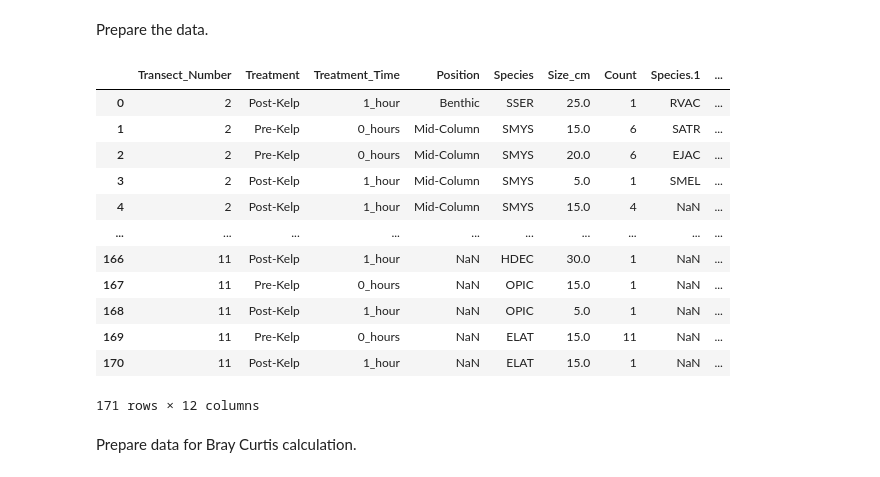
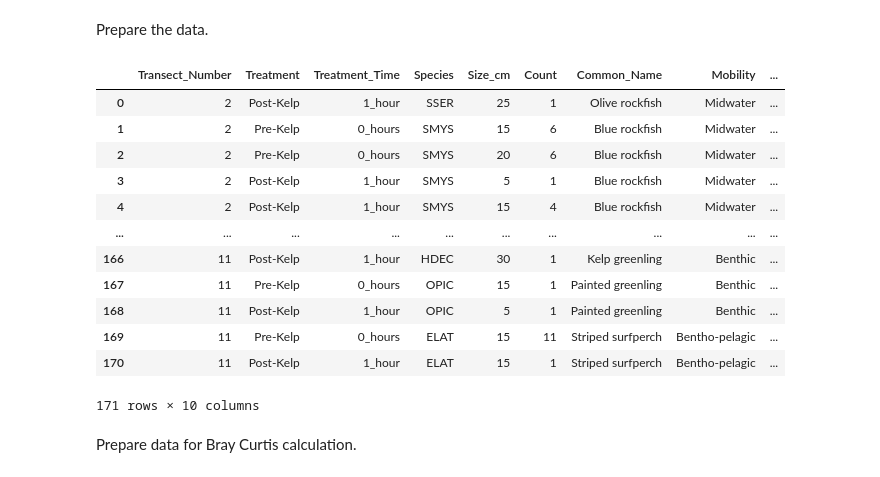
Before and after one commit to daleycarolinec/ms272, a Jupyter notebook: Community Analysis.ipynb, the cells around one changed output. Saved outputs shown, nothing was run; the diff lists cells and outputs as text; code cells hidden in the pictures.

```diff
--- a/Community Analysis.ipynb
+++ b/Community Analysis.ipynb
@@ -21,26 +25,26 @@ mean_relief['Relief_Category'] = mean_relief['Mean_Relief'].apply(
 # %%
 fish_master = fish.merge(species_codes, on='Species', how='right')
 fish_master = fish_master.merge(mean_relief, on = 'Transect_Number', how = 'right')
 
 metadata = ['Date', 'Location', 'Recorder',
-                    'Buddy', 'Heading', 'Depth_ft', 'Unnamed: 13']
+                    'Buddy', 'Heading', 'Depth_ft']
 
 fish_master = fish_master.drop(columns=metadata)
 fish_master
 # %% [output]
-|  | Transect_Number | Treatment | Treatment_Time | Position | Species | Size_cm | Count | Species.1 | ... |
-| 0 | 2 | Post-Kelp | 1_hour | Benthic | SSER | 25.0 | 1 | RVAC | ... |
-| 1 | 2 | Pre-Kelp | 0_hours | Mid-Column | SMYS | 15.0 | 6 | SATR | ... |
-| 2 | 2 | Pre-Kelp | 0_hours | Mid-Column | SMYS | 20.0 | 6 | EJAC | ... |
-| 3 | 2 | Post-Kelp | 1_hour | Mid-Column | SMYS | 5.0 | 1 | SMEL | ... |
-| 4 | 2 | Post-Kelp | 1_hour | Mid-Column | SMYS | 15.0 | 4 | NaN | ... |
+|  | Transect_Number | Treatment | Treatment_Time | Species | Size_cm | Count | Common_Name | Mobility | ... |
+| 0 | 2 | Post-Kelp | 1_hour | SSER | 25 | 1 | Olive rockfish | Midwater | ... |
+| 1 | 2 | Pre-Kelp | 0_hours | SMYS | 15 | 6 | Blue rockfish | Midwater | ... |
+| 2 | 2 | Pre-Kelp | 0_hours | SMYS | 20 | 6 | Blue rockfish | Midwater | ... |
+| 3 | 2 | Post-Kelp | 1_hour | SMYS | 5 | 1 | Blue rockfish | Midwater | ... |
+| 4 | 2 | Post-Kelp | 1_hour | SMYS | 15 | 4 | Blue rockfish | Midwater | ... |
 | ... | ... | ... | ... | ... | ... | ... | ... | ... | ... |
-| 166 | 11 | Post-Kelp | 1_hour | NaN | HDEC | 30.0 | 1 | NaN | ... |
-| 167 | 11 | Pre-Kelp | 0_hours | NaN | OPIC | 15.0 | 1 | NaN | ... |
-| 168 | 11 | Post-Kelp | 1_hour | NaN | OPIC | 5.0 | 1 | NaN | ... |
-| 169 | 11 | Pre-Kelp | 0_hours | NaN | ELAT | 15.0 | 11 | NaN | ... |
-| 170 | 11 | Post-Kelp | 1_hour | NaN | ELAT | 15.0 | 1 | NaN | ... |
+| 166 | 11 | Post-Kelp | 1_hour | HDEC | 30 | 1 | Kelp greenling | Benthic | ... |
+| 167 | 11 | Pre-Kelp | 0_hours | OPIC | 15 | 1 | Painted greenling | Benthic | ... |
+| 168 | 11 | Post-Kelp | 1_hour | OPIC | 5 | 1 | Painted greenling | Benthic | ... |
+| 169 | 11 | Pre-Kelp | 0_hours | ELAT | 15 | 11 | Striped surfperch | Bentho-pelagic | ... |
+| 170 | 11 | Post-Kelp | 1_hour | ELAT | 15 | 1 | Striped surfperch | Bentho-pelagic | ... |
-171 rows × 12 columns
+171 rows × 10 columns
 # %% [markdown]
 Prepare data for Bray Curtis calculation.
 # %%
```
Also changed, not shown: parts of 3 cells of this notebook, 50 other files.
